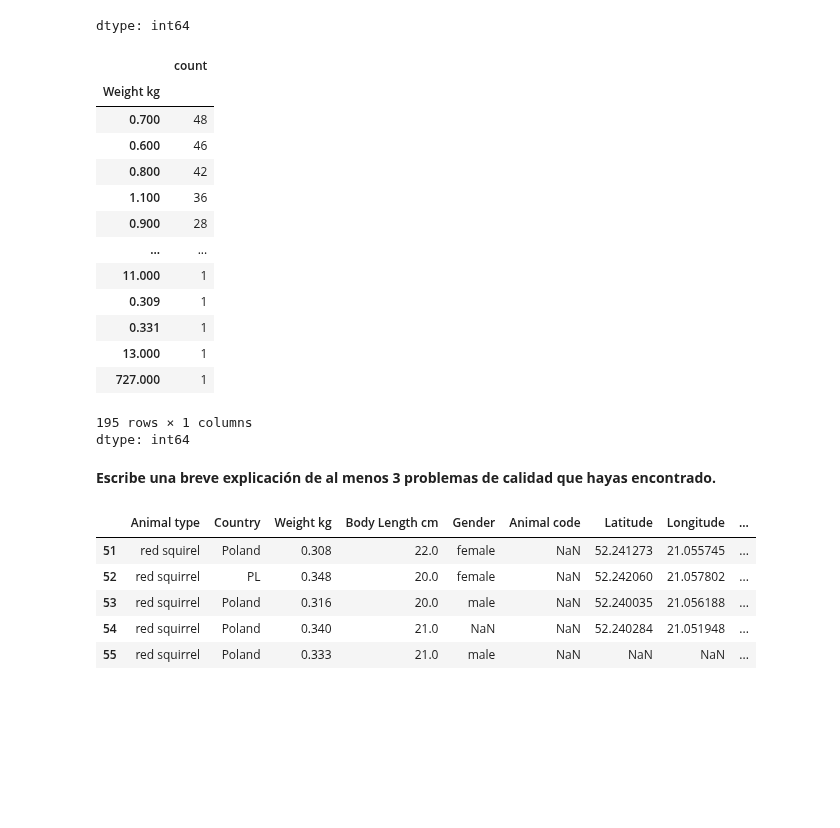
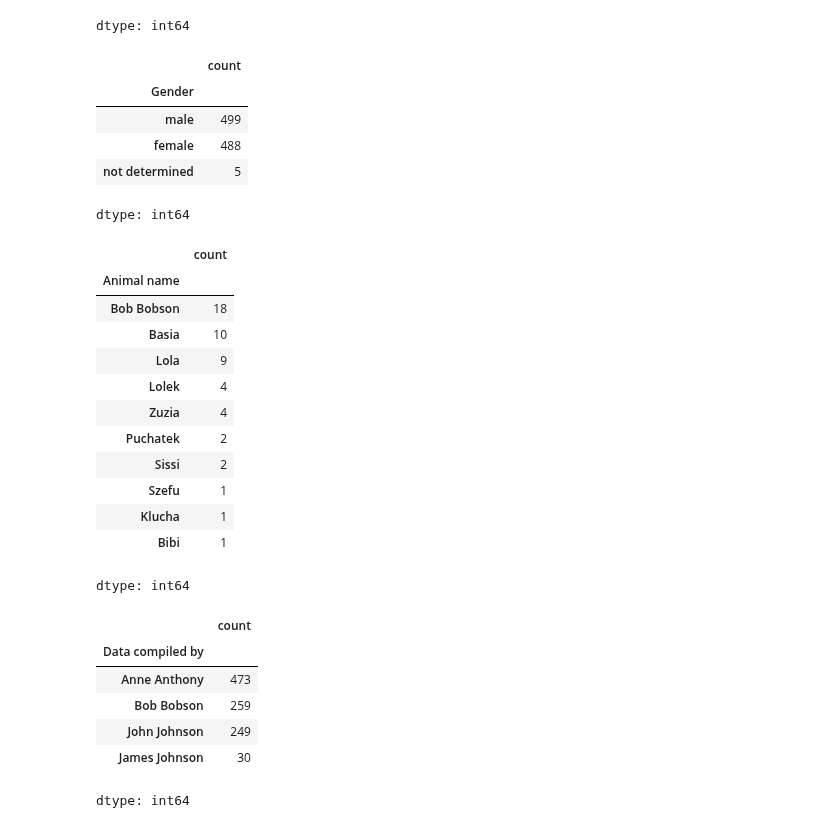
Before and after one commit to juanalvarez2491-web/Entregables-BIT-JuanCarlosAlvarezOchoa, a Jupyter notebook: Actividad_2_Limpieza_y_análisis_de_datos_con_Pandas_+_NumPy.ipynb, the cells around one changed output. Drawn from its saved outputs; the diff is of its cells as text; code cells hidden in the pictures; blank space fills up the shorter version.

```diff
--- a/Actividad_2_Limpieza_y_análisis_de_datos_con_Pandas_+_NumPy.ipynb
+++ b/Actividad_2_Limpieza_y_análisis_de_datos_con_Pandas_+_NumPy.ipynb
@@ -137,33 +146,37 @@ df["Country"].value_counts()
 | CC | 4 |
 dtype: int64
 # %%
-df['Weight kg'].value_counts()
+df['Gender'].value_counts()
 # %% [output]
 |  | count |
-| Weight kg |  |
-| 0.700 | 48 |
-| 0.600 | 46 |
-| 0.800 | 42 |
-| 1.100 | 36 |
-| 0.900 | 28 |
-| ... | ... |
-| 11.000 | 1 |
-| 0.309 | 1 |
-| 0.331 | 1 |
-| 13.000 | 1 |
-| 727.000 | 1 |
+| Gender |  |
+| male | 499 |
+| female | 488 |
+| not determined | 5 |
-195 rows × 1 columns
 dtype: int64
 # %%
-df["animal_data"].value_counts()
+df["Animal name"].value_counts()
+# %% [output]
+|  | count |
+| Animal name |  |
+| Bob Bobson | 18 |
+| Basia | 10 |
+| Lola | 9 |
+| Lolek | 4 |
+| Zuzia | 4 |
+| Puchatek | 2 |
+| Sissi | 2 |
+| Szefu | 1 |
+| Klucha | 1 |
+| Bibi | 1 |
+dtype: int64
-# %% [markdown]
-**Escribe una breve explicación de al menos 3 problemas de calidad que hayas encontrado.**
-# %%
-df[df.duplicated()].head()
-# %% [output]
-|  | Animal type | Country | Weight kg | Body Length cm | Gender | Animal code | Latitude | Longitude | ... |
-| 51 | red squirel | Poland | 0.308 | 22.0 | female | NaN | 52.241273 | 21.055745 | ... |
-| 52 | red squirrel | PL | 0.348 | 20.0 | female | NaN | 52.242060 | 21.057802 | ... |
-| 53 | red squirrel | Poland | 0.316 | 20.0 | male | NaN | 52.240035 | 21.056188 | ... |
-| 54 | red squirrel | Poland | 0.340 | 21.0 | NaN | NaN | 52.240284 | 21.051948 | ... |
-| 55 | red squirrel | Poland | 0.333 | 21.0 | male | NaN | NaN | NaN | ... |
+# %%
+df["Data compiled by"].value_counts()
+# %% [output]
+|  | count |
+| Data compiled by |  |
+| Anne Anthony | 473 |
+| Bob Bobson | 259 |
+| John Johnson | 249 |
+| James Johnson | 30 |
+dtype: int64
```
Also changed, not shown: parts of 2 cells of this notebook.
